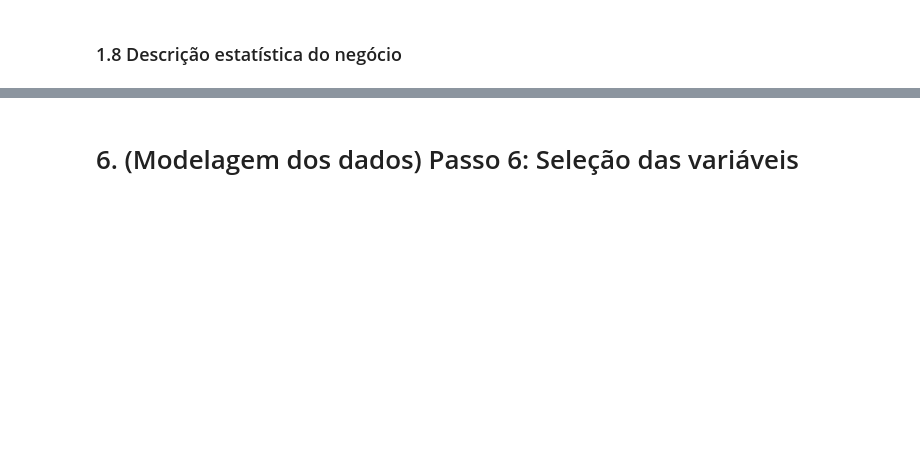
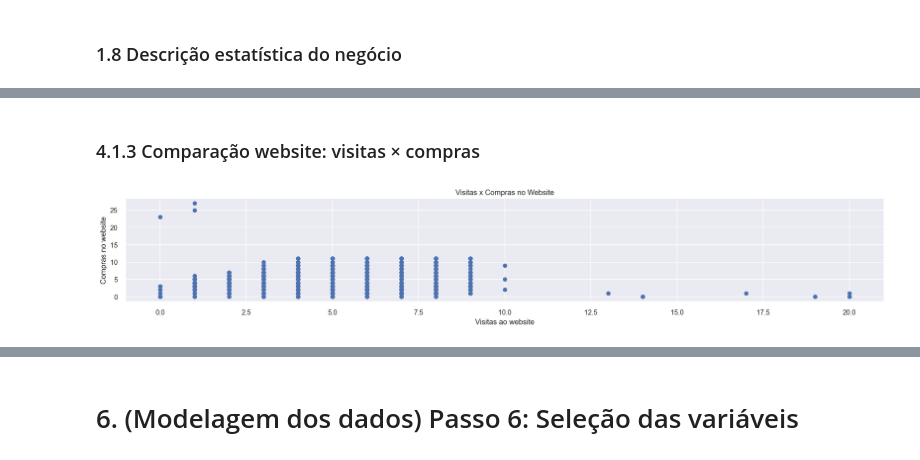
Before and after one commit to leonardonassibfonseca/segmentacao_de_clientes, a Jupyter notebook: notebooks/projeto.ipynb, the cells around one changed output, grey strips where cells are left out. Saved outputs shown, nothing was run; the diff lists cells and outputs as text; code cells hidden in the pictures; blank space fills up the shorter version.

```diff
--- a/notebooks/projeto.ipynb
+++ b/notebooks/projeto.ipynb
@@ -118,0 +503,2 @@ pd.set_option('display.max_columns', None)
+# %%
+df2 = df2.drop(columns = ['custo_contrato', 'receita'], errors = 'ignore')
@@ -118,0 +507,22 @@ pd.set_option('display.max_columns', None)
+# %%
+educacao_mapping = {'Basic': 'Basic',
+                    '2n Cycle': '2n Cycle',
+                    'Graduation': 'Graduation',
+                    'Master': 'Master',
+                    'PhD': 'PhD'}
+
+estado_civil_mapping = {'Single': 'Single',
+                        'Together': 'Married',
+                        'Married': 'Married',
+                        'Divorced': 'Divorced',
+                        'Widow': 'Widow',
+                        'Alone': 'Single',
+                        'Absurd': 'Unknown',
+                        'YOLO': 'Single'}
+
+df2['educacao_agrupado'] = df2['educacao'].map(educacao_mapping)
+df2['estado_civil_agrupado'] = df2['estado_civil'].map(estado_civil_mapping)
+# %%
+ano_atual = datetime.now().year
+df2['idade'] = ano_atual - df2['ano_nascimento']
+df2 = df2.loc[df2['idade'] <= 100, :]
@@ -118,0 +531,2 @@ pd.set_option('display.max_columns', None)
+# %%
+df2['dependentes'] = df2['qtde_criancas'] + df2['qtde_adolescentes']
@@ -118,0 +716,11 @@ pd.set_option('display.max_columns', None)
+# %% [markdown]
+### 4.1.3 Comparação website: visitas × compras
+# %%
+plt.figure(figsize = (22, 3))
+plt.scatter(df2['qtde_visitas_website'], df2['qtde_compras_website'])
+plt.xlabel('Visitas ao website')
+plt.ylabel('Compras no website')
+plt.title('Visitas x Compras no Website')
+plt.show();
+# %% [output]
+[figure, added]
```
Also changed, not shown: parts of 262 cells of this notebook.
